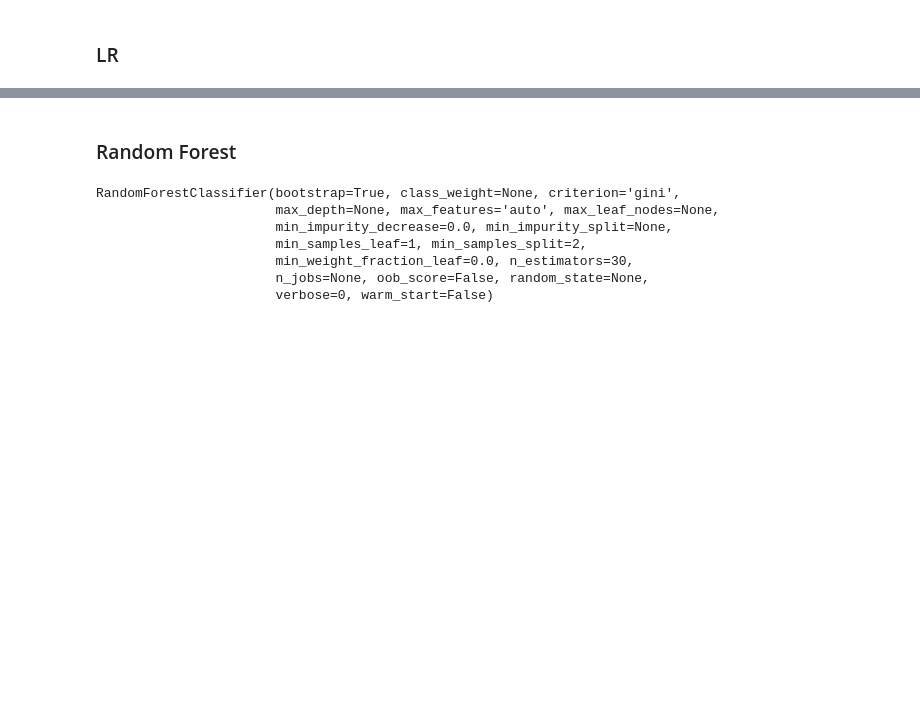
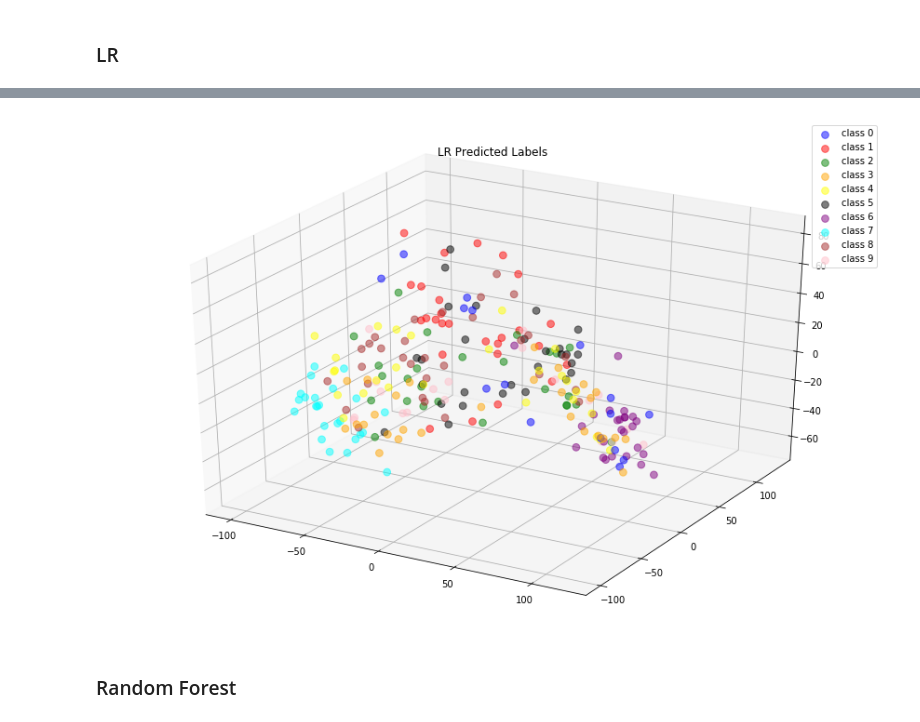
Before and after one commit to brendanyap/Genre-Classification, a Jupyter notebook: Brendan_Notebook.ipynb, the cells around one changed output, grey strips where cells are left out. Cells and saved outputs as stored; diff of their text form; code cells hidden in the pictures; blank space fills up the shorter version.

```diff
--- a/Brendan_Notebook.ipynb
+++ b/Brendan_Notebook.ipynb
@@ -206,3 +203,7 @@ plot_confusion_matrix(y_test, lr_predictions, 'Logistic Regression')
+# %%
+plot_labels_3d(X_test, lr_predictions, 'LR Predicted Labels')
+# %% [output]
+[figure, added]
 # %% [markdown]
 ### Random Forest
 # %%
@@ -214,10 +210,0 @@ X_train, X_test, y_train, y_test = train_test_split(X, Y)
-# %%
-rf_model.fit(X_train, y_train)
-# %% [output]
-RandomForestClassifier(bootstrap=True, class_weight=None, criterion='gini',
-                       max_depth=None, max_features='auto', max_leaf_nodes=None,
-                       min_impurity_decrease=0.0, min_impurity_split=None,
-                       min_samples_leaf=1, min_samples_split=2,
-                       min_weight_fraction_leaf=0.0, n_estimators=30,
-                       n_jobs=None, oob_score=False, random_state=None,
-                       verbose=0, warm_start=False)
```
Also changed, not shown: parts of 41 cells of this notebook.
